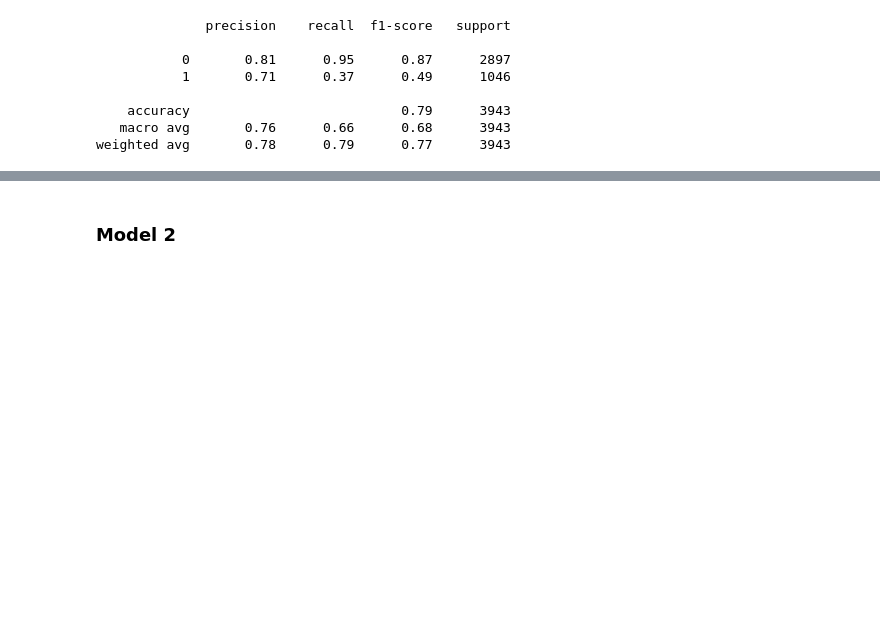
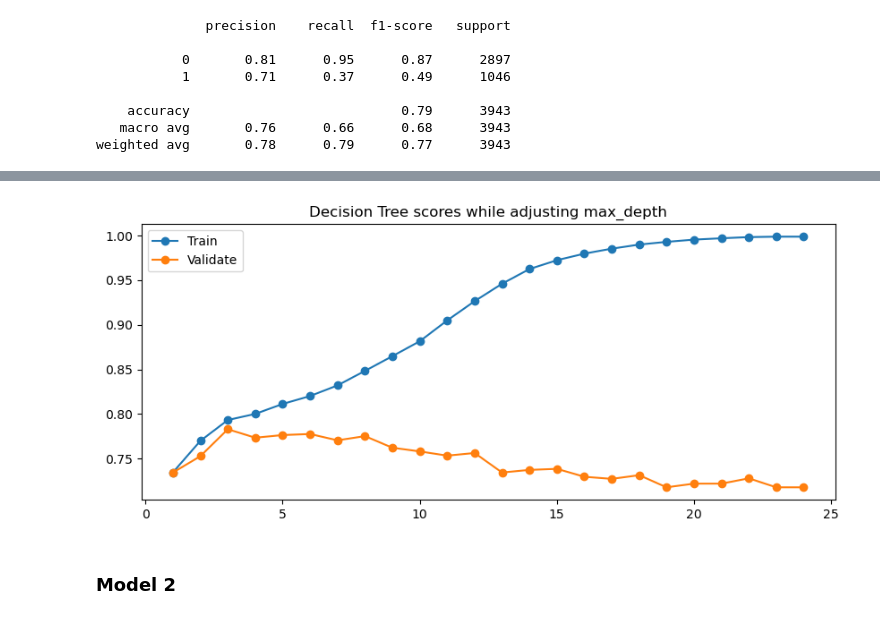
Before and after one commit to JoshuaHolt-Tech/classification_project, a Jupyter notebook: working_notebook.ipynb, the cells around one changed output, grey strips where cells are left out. Drawn from its saved outputs; the diff is of its cells as text; code cells hidden in the pictures; blank space fills up the shorter version.

```diff
--- a/working_notebook.ipynb
+++ b/working_notebook.ipynb
@@ -118,5 +118,10 @@ churn_df length: 1046
 no_churn length: 2897
 # %% [markdown]
 Takeaway: there are 26.5% of people that churned and 73.5% have not churned.
+# %%
+#Removing target and non categorical columns
+cols_to_drop = ['monthly_charges', 'tenure', 'total_charges', 'churn']
+churn_df.drop(columns=cols_to_drop, inplace = True)
+no_churn.drop(columns=cols_to_drop, inplace = True)
 # %%
 #Printing a comparison between the baseline and the churn/no_churn DataFrames:
@@ -434,6 +476,13 @@ print(classification_report(y_train, y_pred1))
 weighted avg       0.78      0.79      0.77      3943
 # %%
 #Feature importance
-for i in range(0,len(X_train.columns)-1):
-    print(f'Column: {X_train.columns[i]:40} --- Importance: {clf.feature_importances_[i]}')
+feat = []
+for i in range(0,len(X_train.columns)):
+    output = {"Column" : X_train.columns[i],
+          "Importance": clf.feature_importances_[i]}
+
+    feat.append(output)
+import1_df = pd.DataFrame(feat)
+import1_df = import1_df.set_index('Column')
+import1_df
 # %% [output]
@@ -457,3 +507,29 @@ Column: contract_type_One year                   --- Importance: 0.0065591433362
+# %%
+#Finding the best max_depth for decision tree
+metrics = []
+
+for i in range(1, 25):
+    trees = DecisionTreeClassifier(max_depth=i, random_state=1969)
+    trees = trees.fit(X_train, y_train)
+    in_sample_accuracy = trees.score(X_train, y_train)
+    out_of_sample_accuracy = trees.score(X_val, y_val)
+
+    output = {"max_depth" : i, "train_accuracy": in_sample_accuracy, "validate_accuracy": out_of_sample_accuracy}
+
+    metrics.append(output)
+
+tree_df = pd.DataFrame(metrics)
+tree_df['difference'] = tree_df.train_accuracy - tree_df.validate_accuracy
+# %%
+#Plotting the decision tree scores
+plt.figure(figsize=(10,4))
+plt.plot(tree_df.max_depth, tree_df.train_accuracy, marker = 'o', label= 'Train')
+plt.plot(tree_df.max_depth, tree_df.validate_accuracy, marker = 'o', label= 'Validate')
+plt.legend()
+plt.title("Decision Tree scores while adjusting max_depth")
+plt.show()
+# %% [output]
+[figure, added]
 # %% [markdown]
 ### Model 2 <a class="anchor" id="mod_2"></a>
 # %%
```
Also changed, not shown: parts of 33 cells of this notebook.
